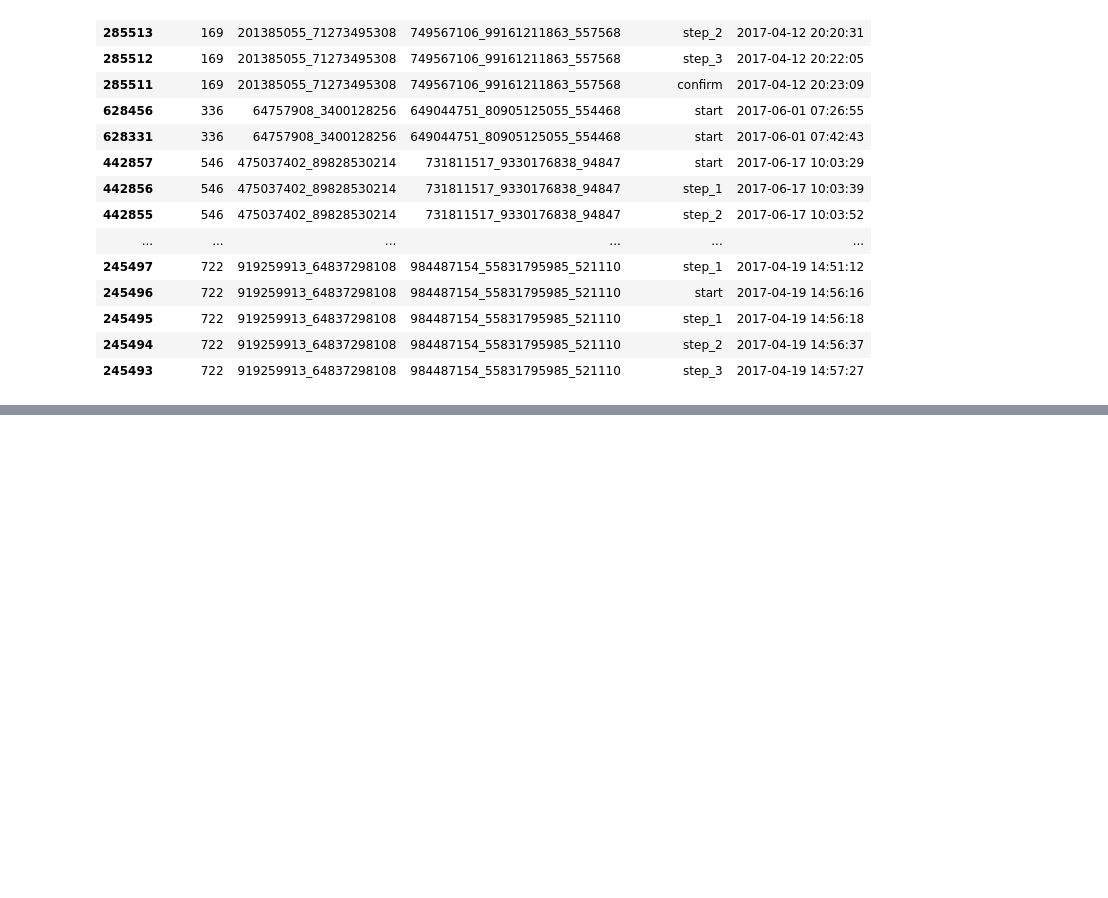
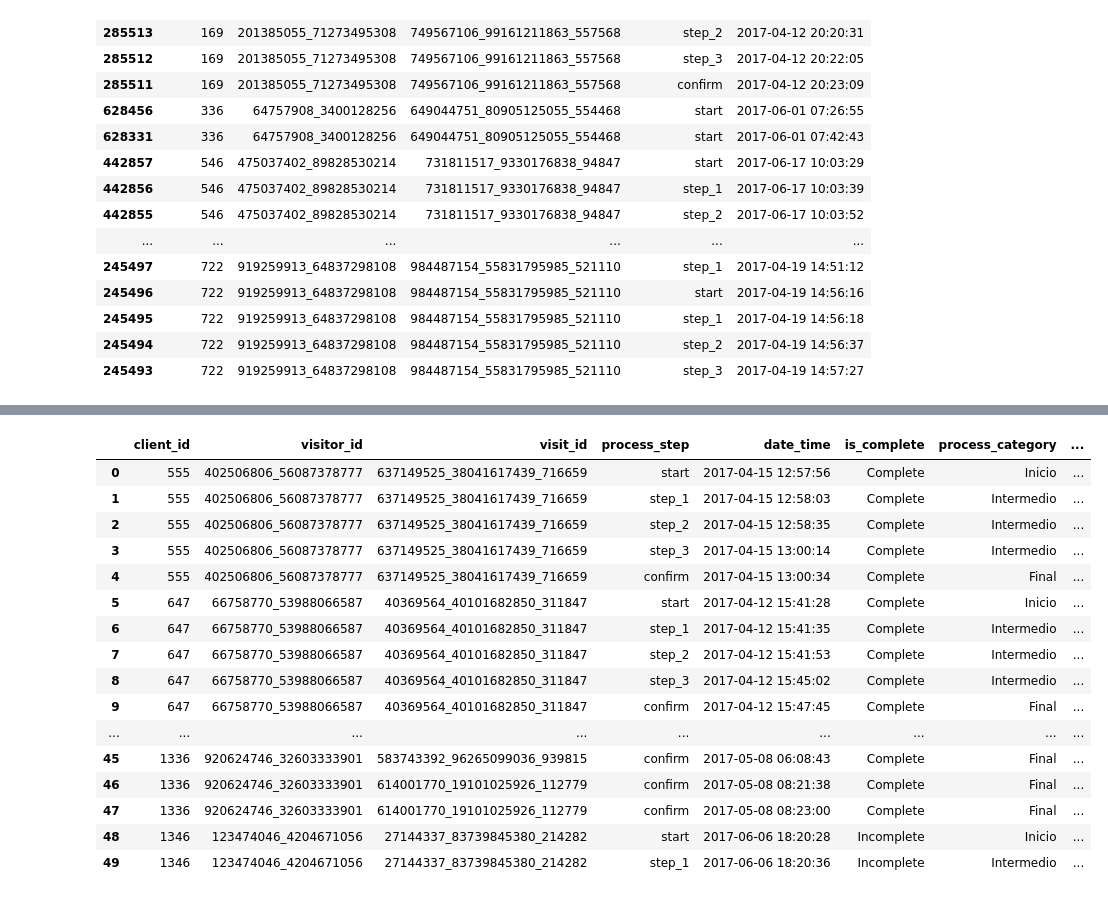
Before and after one commit to Osanchezr/Vanguard-AB-test, a Jupyter notebook: main_oscar.ipynb, the cells around one changed output, grey strips where cells are left out. Saved outputs shown, nothing was run; the diff lists cells and outputs as text; code cells hidden in the pictures; blank space fills up the shorter version.

```diff
--- a/main_oscar.ipynb
+++ b/main_oscar.ipynb
@@ -405,0 +503,2 @@ merged_df.sort_values(by=['client_id', 'date_time']).head(30)
+# %%
+df_finalv2 = pd.merge(merged_df , df_final_experiment_clients, on= "client_id", how = "inner" )
@@ -405,0 +521,20 @@ merged_df.sort_values(by=['client_id', 'date_time']).head(30)
+# %%
+df_finalv2.head(50)
+# %% [output]
+|  | client_id | visitor_id | visit_id | process_step | date_time | is_complete | process_category | ... |
+| 0 | 555 | 402506806_56087378777 | 637149525_38041617439_716659 | start | 2017-04-15 12:57:56 | Complete | Inicio | ... |
+| 1 | 555 | 402506806_56087378777 | 637149525_38041617439_716659 | step_1 | 2017-04-15 12:58:03 | Complete | Intermedio | ... |
+| 2 | 555 | 402506806_56087378777 | 637149525_38041617439_716659 | step_2 | 2017-04-15 12:58:35 | Complete | Intermedio | ... |
+| 3 | 555 | 402506806_56087378777 | 637149525_38041617439_716659 | step_3 | 2017-04-15 13:00:14 | Complete | Intermedio | ... |
+| 4 | 555 | 402506806_56087378777 | 637149525_38041617439_716659 | confirm | 2017-04-15 13:00:34 | Complete | Final | ... |
+| 5 | 647 | 66758770_53988066587 | 40369564_40101682850_311847 | start | 2017-04-12 15:41:28 | Complete | Inicio | ... |
+| 6 | 647 | 66758770_53988066587 | 40369564_40101682850_311847 | step_1 | 2017-04-12 15:41:35 | Complete | Intermedio | ... |
+| 7 | 647 | 66758770_53988066587 | 40369564_40101682850_311847 | step_2 | 2017-04-12 15:41:53 | Complete | Intermedio | ... |
+| 8 | 647 | 66758770_53988066587 | 40369564_40101682850_311847 | step_3 | 2017-04-12 15:45:02 | Complete | Intermedio | ... |
+| 9 | 647 | 66758770_53988066587 | 40369564_40101682850_311847 | confirm | 2017-04-12 15:47:45 | Complete | Final | ... |
+| ... | ... | ... | ... | ... | ... | ... | ... | ... |
+| 45 | 1336 | 920624746_32603333901 | 583743392_96265099036_939815 | confirm | 2017-05-08 06:08:43 | Complete | Final | ... |
+| 46 | 1336 | 920624746_32603333901 | 614001770_19101025926_112779 | confirm | 2017-05-08 08:21:38 | Complete | Final | ... |
+| 47 | 1336 | 920624746_32603333901 | 614001770_19101025926_112779 | confirm | 2017-05-08 08:23:00 | Complete | Final | ... |
+| 48 | 1346 | 123474046_4204671056 | 27144337_83739845380_214282 | start | 2017-06-06 18:20:28 | Incomplete | Inicio | ... |
+| 49 | 1346 | 123474046_4204671056 | 27144337_83739845380_214282 | step_1 | 2017-06-06 18:20:36 | Incomplete | Intermedio | ... |
```
Also changed, not shown: parts of 30 cells of this notebook.
